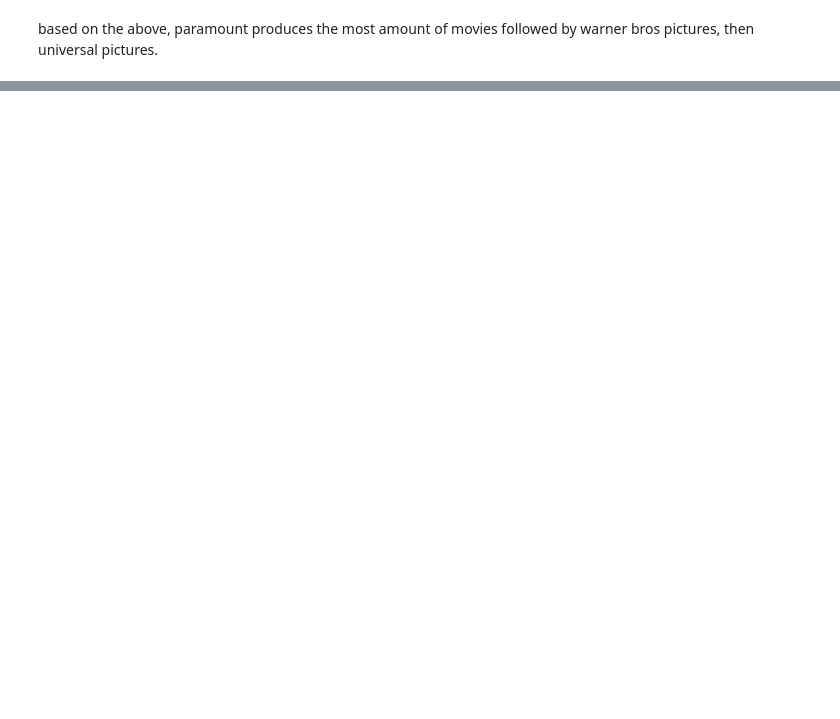
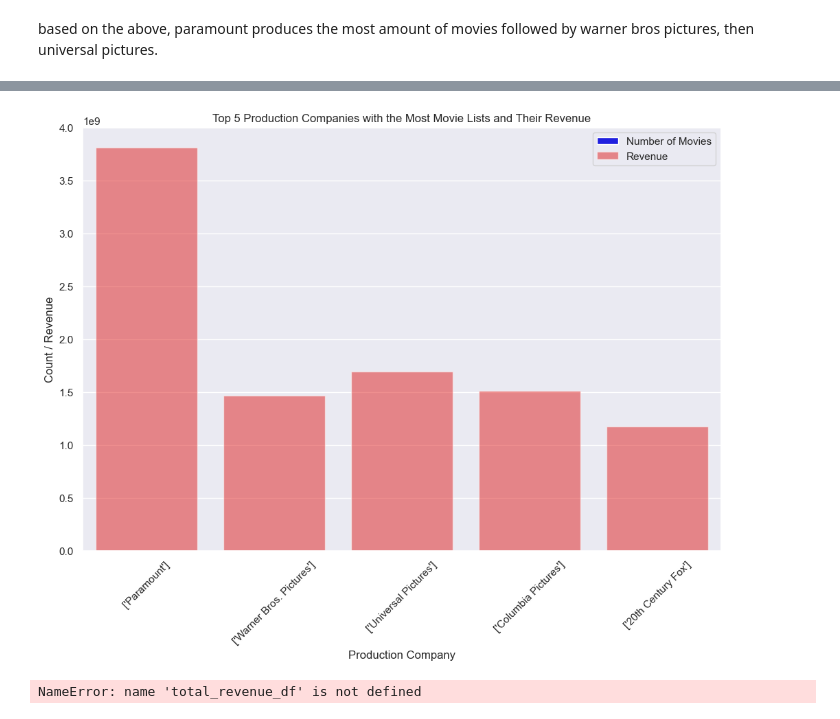
Before and after one commit to lermean/sc1015-miniproj, a Jupyter notebook: lermin_EDA.ipynb, the cells around one changed output, grey strips where cells are left out. Drawn from its saved outputs; the diff is of its cells as text; code cells hidden in the pictures; blank space fills up the shorter version.

```diff
--- a/lermin_EDA.ipynb
+++ b/lermin_EDA.ipynb
@@ -178,19 +247,24 @@ plt.show()
 # %%
 top_production_companies = sorted_dupid_data.groupby("production_companies").agg({"no_of_movies": "first", "revenue": "sum"}).sort_values(by="no_of_movies", ascending=False).head(5)
-
+top_production_companies.head()
 # Plot histogram for top production companies
 plt.figure(figsize=(12, 8))
 sb.barplot(x=top_production_companies.index, y=top_production_companies["no_of_movies"], color='blue', label='Number of Movies')
 sb.barplot(x=top_production_companies.index, y=top_production_companies["revenue"], color='red', alpha=0.5, label='Revenue')
 plt.title("Top 5 Production Companies with the Most Movie Lists and Their Revenue")
 plt.xlabel("Production Company")
 plt.ylabel("Count / Revenue")
 plt.xticks(rotation=45)  # Rotate x-axis labels for better readability
 plt.legend()
 plt.show()
+# %% [output]
+[figure, added]
 # %%
+total_revenue_df = pd.read_csv('your_file.csv')
 total_revenue_df['revenue'] = total_revenue_df['revenue'].astype(float)
 total_revenue_df.head()
+# %% [output]
+NameError: name 'total_revenue_df' is not defined
 # %%
 plt.figure(figsize=(15, 6))
 sb.histplot(data=total_revenue_df, x="revenue", bins=30)  # Adjust the number of bins as needed
```
Also changed, not shown: parts of 7 cells of this notebook.
